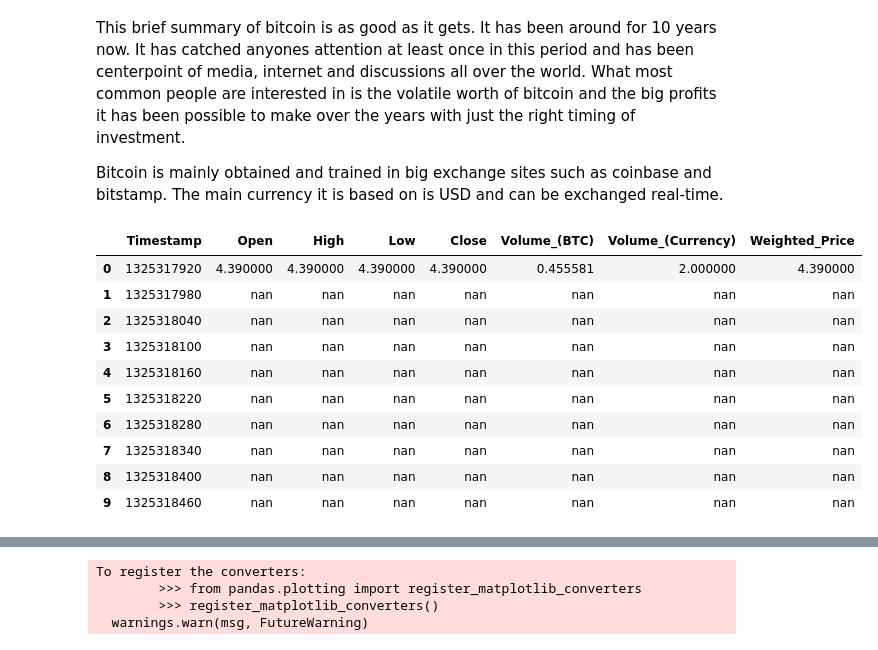
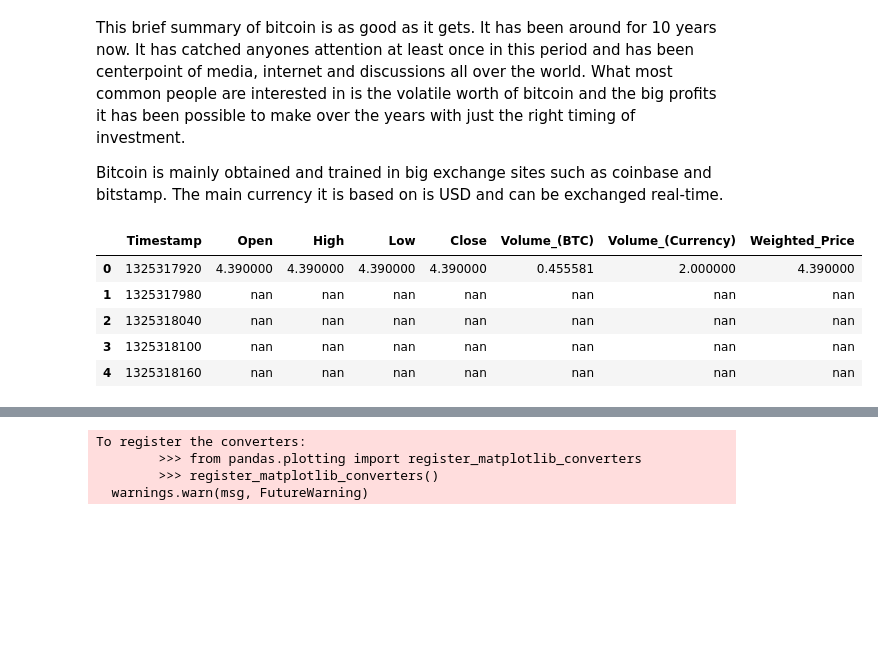
Before and after one commit to Danielulug/bitcoin-data-mining, a Jupyter notebook: main.ipynb, the cells around one changed output, grey strips where cells are left out. Drawn from its saved outputs; the diff is of its cells as text; code cells hidden in the pictures; blank space fills up the shorter version.

```diff
--- a/main.ipynb
+++ b/main.ipynb
@@ -18,18 +19,13 @@ from sklearn.model_selection import GridSearchCV
 df = pd.read_csv('bitstamp2012-2019.csv')
 # %%
-df.head(10)
+df.head(5)
 # %% [output]
 |  | Timestamp | Open | High | Low | Close | Volume_(BTC) | Volume_(Currency) | Weighted_Price |
 | 0 | 1325317920 | 4.390000 | 4.390000 | 4.390000 | 4.390000 | 0.455581 | 2.000000 | 4.390000 |
 | 1 | 1325317980 | nan | nan | nan | nan | nan | nan | nan |
 | 2 | 1325318040 | nan | nan | nan | nan | nan | nan | nan |
 | 3 | 1325318100 | nan | nan | nan | nan | nan | nan | nan |
 | 4 | 1325318160 | nan | nan | nan | nan | nan | nan | nan |
-| 5 | 1325318220 | nan | nan | nan | nan | nan | nan | nan |
-| 6 | 1325318280 | nan | nan | nan | nan | nan | nan | nan |
-| 7 | 1325318340 | nan | nan | nan | nan | nan | nan | nan |
-| 8 | 1325318400 | nan | nan | nan | nan | nan | nan | nan |
-| 9 | 1325318460 | nan | nan | nan | nan | nan | nan | nan |
 # %%
 df['datetime'] = pd.to_datetime(df['Timestamp'],unit='s')
 df['date'] = pd.to_datetime(df['Timestamp'],unit='s').dt.date
```
Also changed, not shown: parts of 6 cells of this notebook.
